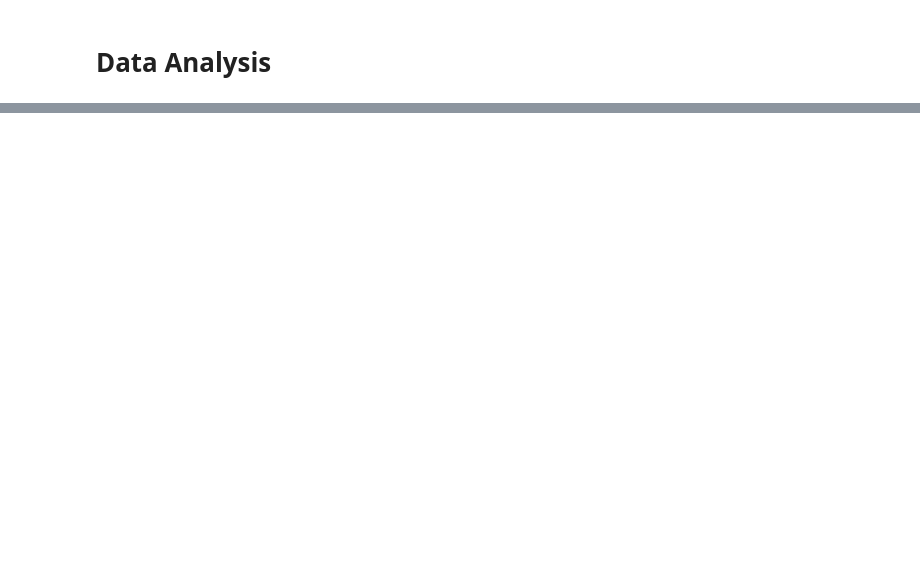
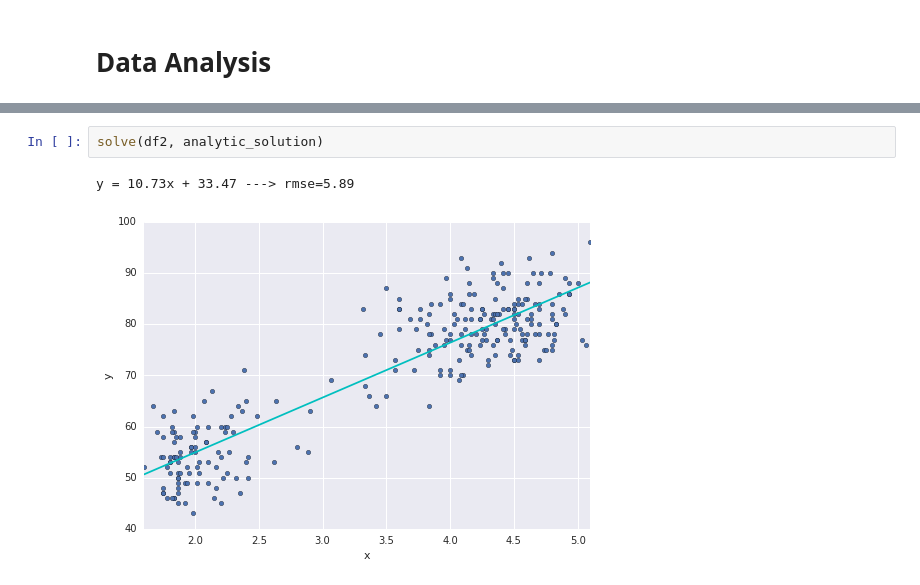
Before and after one commit to effa/iv122, a Jupyter notebook: 10-data-analysis.ipynb, the cells around one changed output, grey strips where cells are left out. Saved outputs shown, nothing was run; the diff lists cells and outputs as text; blank space fills up the shorter version.

```diff
--- a/10-data-analysis.ipynb
+++ b/10-data-analysis.ipynb
@@ -124,0 +95,5 @@ y = 10.69x + 33.79 ---> rmse=5.90
+# %%
+solve(df2, analytic_solution)
+# %% [output]
+y = 10.73x + 33.47 ---> rmse=5.89
+[figure, added]
```
Also changed, not shown: parts of 51 cells of this notebook.
